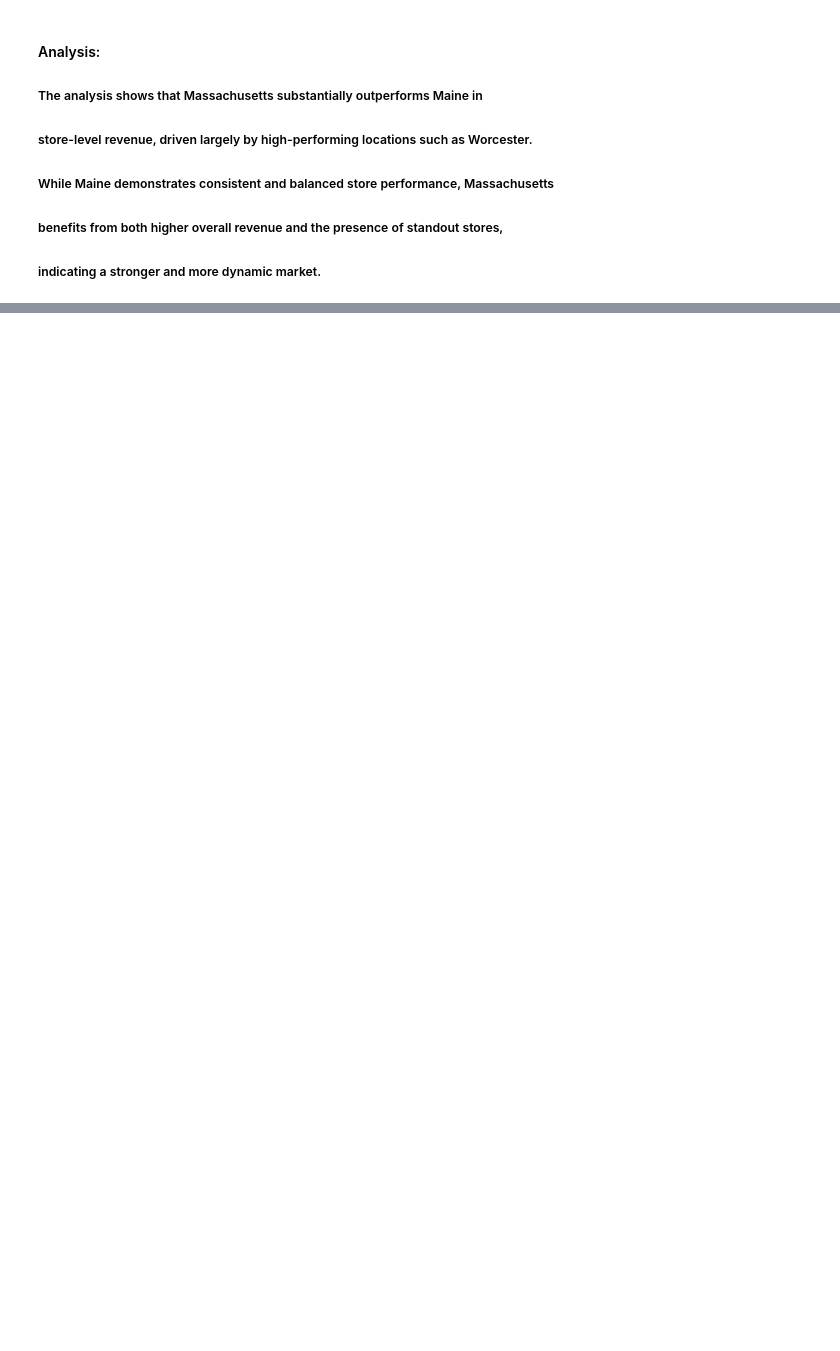
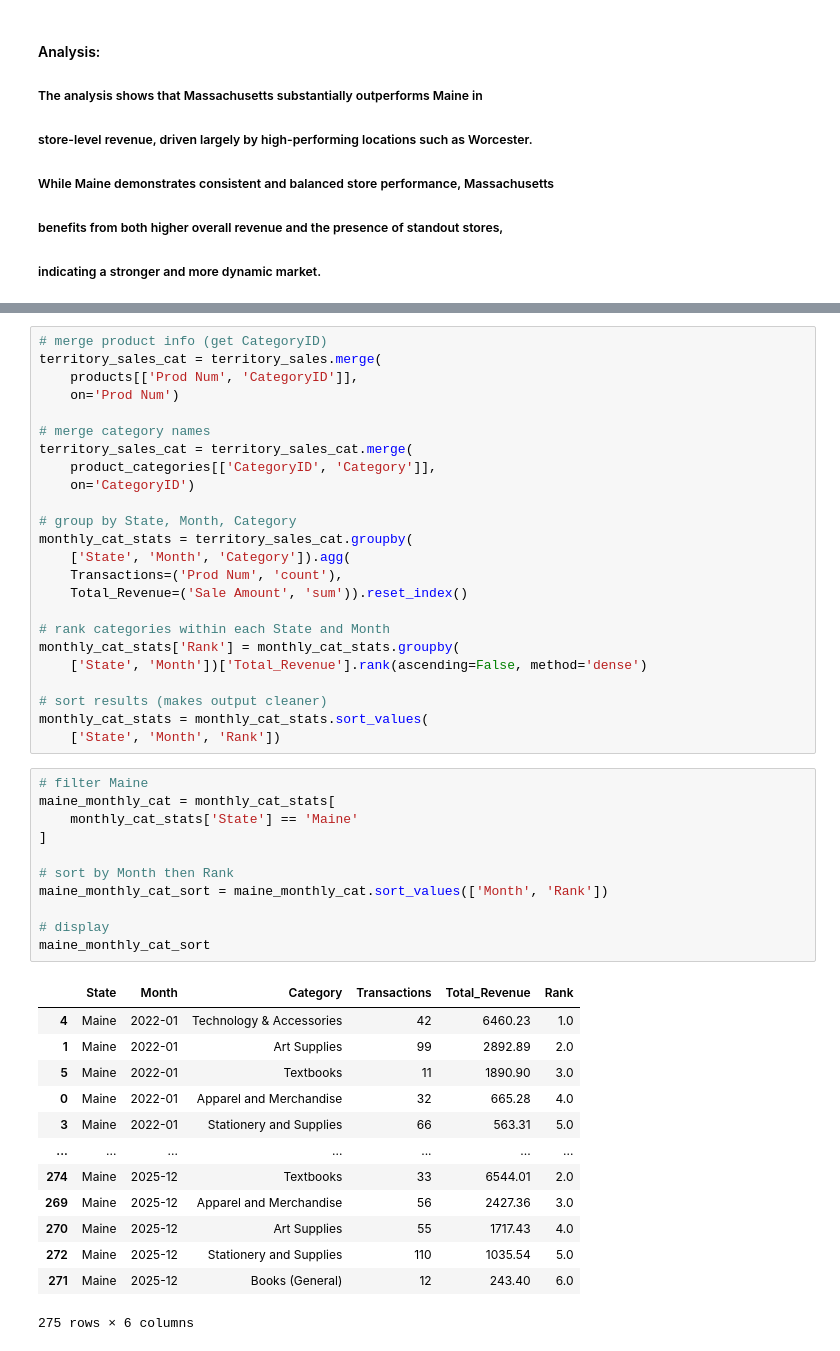
Before and after one commit to naomitewolde9-design/Capstone_2, a Jupyter notebook: Tewolde_sales_analysis.ipynb, the cells around one changed output, grey strips where cells are left out. Saved outputs shown, nothing was run; the diff lists cells and outputs as text; blank space fills up the shorter version.

```diff
--- a/Tewolde_sales_analysis.ipynb
+++ b/Tewolde_sales_analysis.ipynb
@@ -445,0 +588,49 @@ plt.show()
+# %%
+# merge product info (get CategoryID)
+territory_sales_cat = territory_sales.merge(
+    products[['Prod Num', 'CategoryID']],
+    on='Prod Num')
+
+# merge category names
+territory_sales_cat = territory_sales_cat.merge(
+    product_categories[['CategoryID', 'Category']],
+    on='CategoryID')
+
+# group by State, Month, Category
+monthly_cat_stats = territory_sales_cat.groupby(
+    ['State', 'Month', 'Category']).agg(
+    Transactions=('Prod Num', 'count'),
+    Total_Revenue=('Sale Amount', 'sum')).reset_index()
+
+# rank categories within each State and Month
+monthly_cat_stats['Rank'] = monthly_cat_stats.groupby(
+    ['State', 'Month'])['Total_Revenue'].rank(ascending=False, method='dense')
+
+# sort results (makes output cleaner)
+monthly_cat_stats = monthly_cat_stats.sort_values(
+    ['State', 'Month', 'Rank'])
+# %%
+# filter Maine
+maine_monthly_cat = monthly_cat_stats[
+    monthly_cat_stats['State'] == 'Maine'
+]
+
+# sort by Month then Rank
+maine_monthly_cat_sort = maine_monthly_cat.sort_values(['Month', 'Rank'])
+
+# display
+maine_monthly_cat_sort
+# %% [output]
+|  | State | Month | Category | Transactions | Total_Revenue | Rank |
+| 4 | Maine | 2022-01 | Technology & Accessories | 42 | 6460.23 | 1.0 |
+| 1 | Maine | 2022-01 | Art Supplies | 99 | 2892.89 | 2.0 |
+| 5 | Maine | 2022-01 | Textbooks | 11 | 1890.90 | 3.0 |
+| 0 | Maine | 2022-01 | Apparel and Merchandise | 32 | 665.28 | 4.0 |
+| 3 | Maine | 2022-01 | Stationery and Supplies | 66 | 563.31 | 5.0 |
+| ... | ... | ... | ... | ... | ... | ... |
+| 274 | Maine | 2025-12 | Textbooks | 33 | 6544.01 | 2.0 |
+| 269 | Maine | 2025-12 | Apparel and Merchandise | 56 | 2427.36 | 3.0 |
+| 270 | Maine | 2025-12 | Art Supplies | 55 | 1717.43 | 4.0 |
+| 272 | Maine | 2025-12 | Stationery and Supplies | 110 | 1035.54 | 5.0 |
+| 271 | Maine | 2025-12 | Books (General) | 12 | 243.40 | 6.0 |
+275 rows × 6 columns
```
Also changed, not shown: parts of 51 cells of this notebook.
